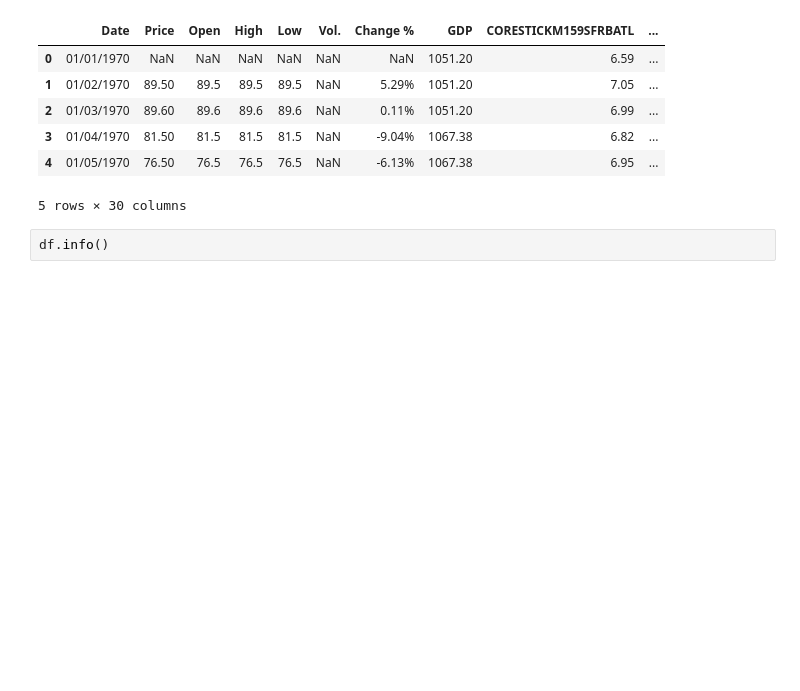
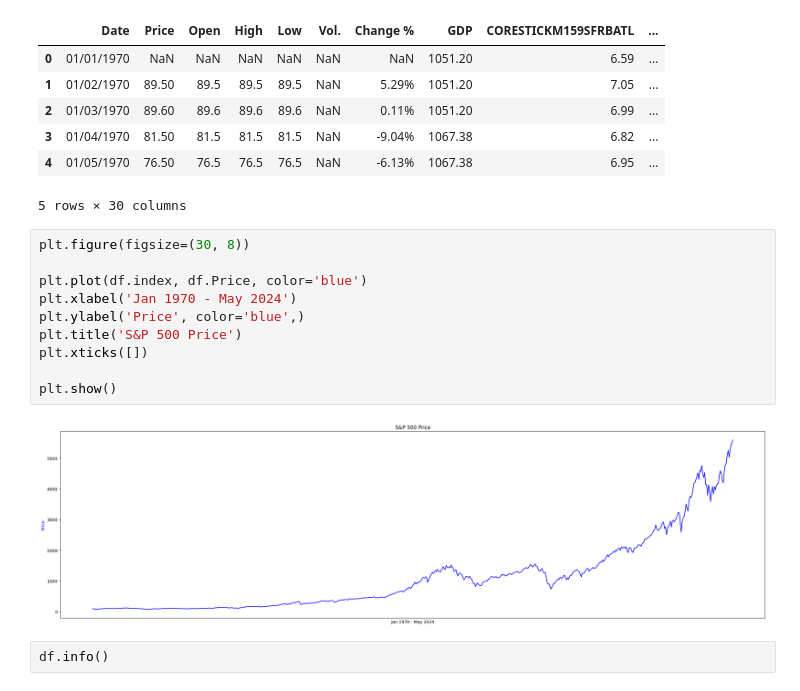
Before and after one commit to burakakay/SP-500-Price-Predictor-Project, a Jupyter notebook: S&P_500_Price_Prediction.ipynb, the cells around one changed output. Saved outputs shown, nothing was run; the diff lists cells and outputs as text; blank space fills up the shorter version.

```diff
--- a/S&P_500_Price_Prediction.ipynb
+++ b/S&P_500_Price_Prediction.ipynb
@@ -161,6 +161,18 @@ df.head()
 | 3 | 01/04/1970 | 81.50 | 81.5 | 81.5 | 81.5 | NaN | -9.04% | 1067.38 | 6.82 | ... |
 | 4 | 01/05/1970 | 76.50 | 76.5 | 76.5 | 76.5 | NaN | -6.13% | 1067.38 | 6.95 | ... |
 5 rows × 30 columns
+# %%
+plt.figure(figsize=(30, 8))
+
+plt.plot(df.index, df.Price, color='blue')
+plt.xlabel('Jan 1970 - May 2024')
+plt.ylabel('Price', color='blue',)
+plt.title('S&P 500 Price')
+plt.xticks([])
+
+plt.show()
+# %% [output]
+[figure, added]
 # %%
 df.info()
 # %% [output]
```
Also changed, not shown: parts of 5 cells of this notebook.
